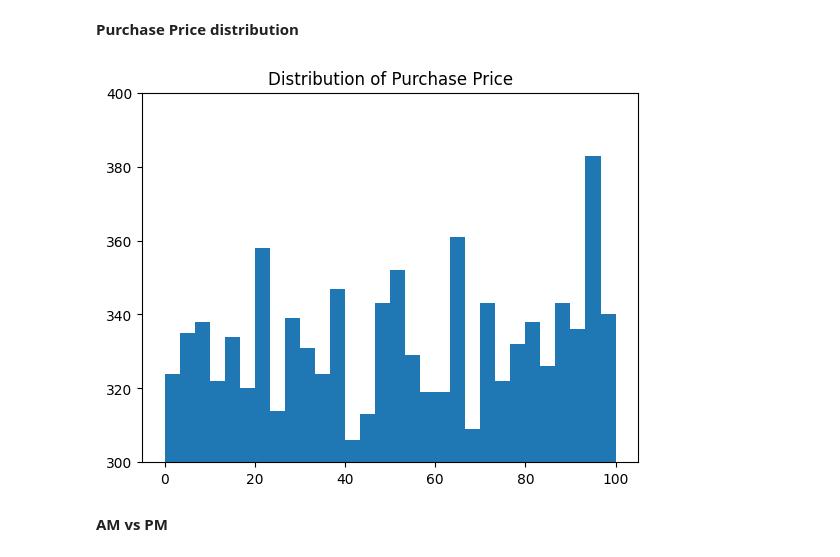
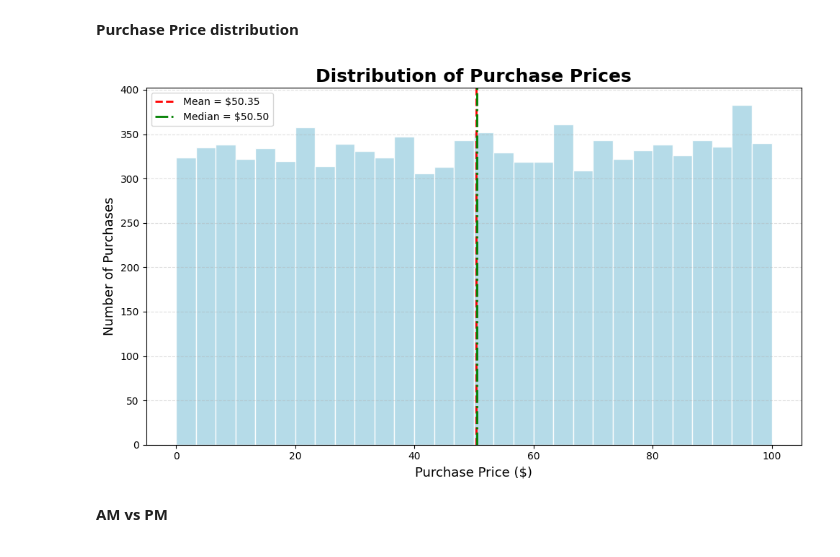
Before and after one commit to gp8573-tech/ecommerce_python_project, a Jupyter notebook: Ecommerce_Purchase_Analysis (2).ipynb, the cells around one changed output. Drawn from its saved outputs; the diff is of its cells as text; code cells hidden in the pictures.

```diff
--- a/Ecommerce_Purchase_Analysis (2).ipynb
+++ b/Ecommerce_Purchase_Analysis (2).ipynb
@@ -270,12 +255,43 @@ import matplotlib.pyplot as plt
-# %%
-plt.hist(data['Purchase Price'], bins=30)
-plt.title("Distribution of Purchase Price")
-plt.ylim([300,400])
-plt.xlabel("Purchase Price")
-plt.ylabel("Frequency")
-plt.show()
-# %% [output]
-[figure, removed]
+# %%
+mean_price = data["Purchase Price"].mean()
+median_price = data["Purchase Price"].median()
+
+plt.figure(figsize=(10,6))
+
+plt.hist(data["Purchase Price"],
+    bins=30,
+    color="lightblue",
+    edgecolor="white",
+    linewidth=1,
+    alpha=0.9)
+
+plt.axvline(mean_price,
+    color="red",
+    linestyle="--",
+    linewidth=2,
+    label=f"Mean = ${mean_price:.2f}")
+
+plt.axvline(median_price,
+    color="green",
+    linestyle="-.",
+    linewidth=2,
+    label=f"Median = ${median_price:.2f}")
+
+plt.title("Distribution of Purchase Prices",
+    fontsize=18,
+    fontweight="bold")
+
+plt.xlabel("Purchase Price ($)", fontsize=13)
+plt.ylabel("Number of Purchases", fontsize=13)
+
+plt.grid(axis="y", linestyle="--", alpha=0.4)
+
+plt.legend()
+
+plt.tight_layout()
+plt.show()
+# %% [output]
+[figure, added]
 # %% [markdown]
 **AM vs PM**
 # %%
```
Also changed, not shown: parts of 29 cells of this notebook.
